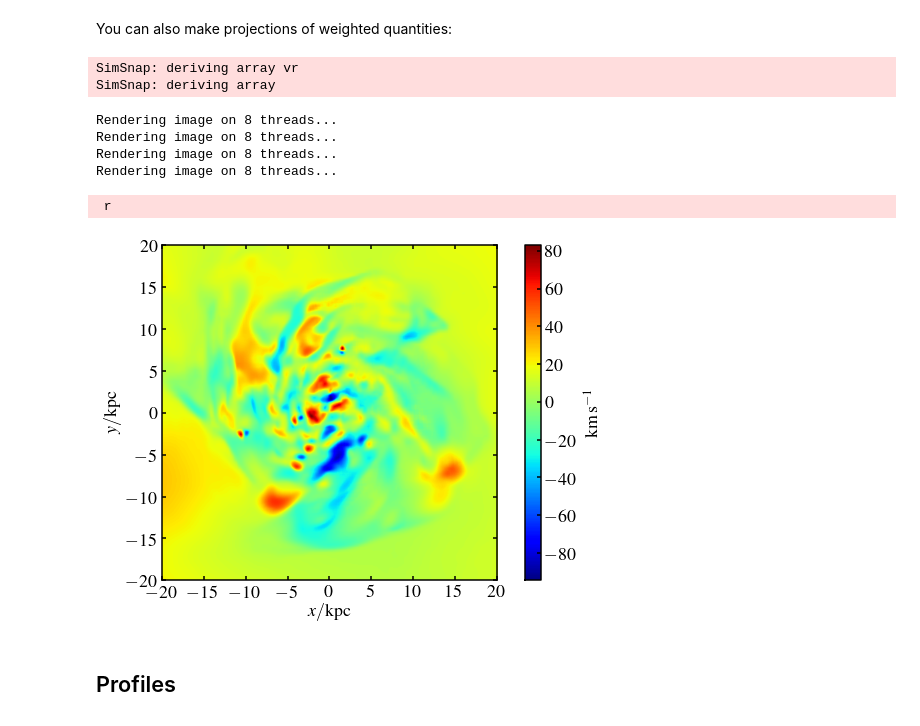
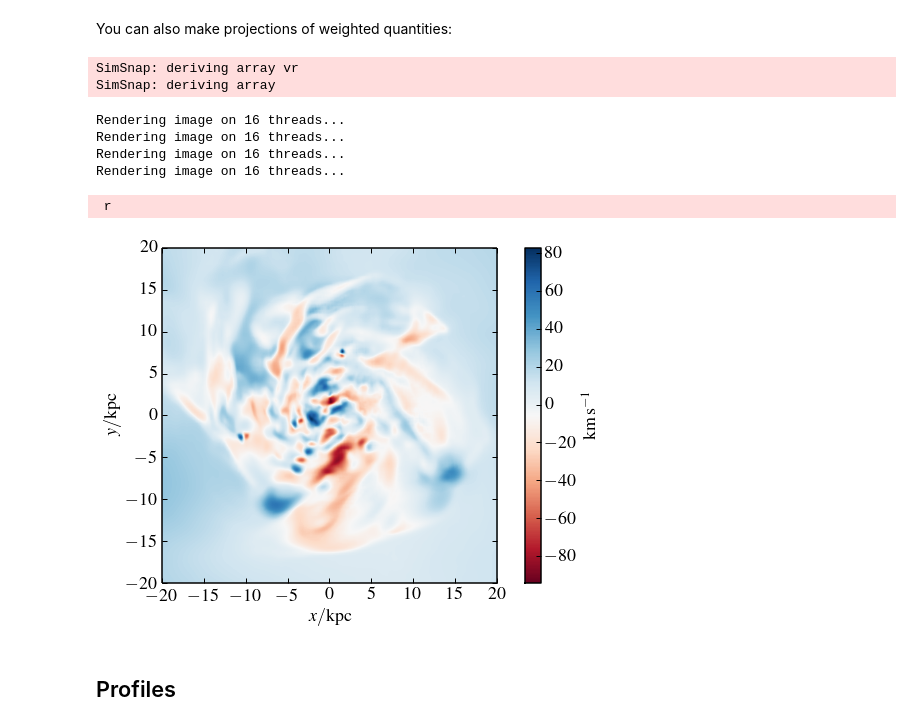
Before and after one commit to pynbody/pynbody, a Jupyter notebook: examples/notebooks/pynbody_demo-ramses.ipynb, the cells around one changed output. Drawn from its saved outputs; the diff is of its cells as text; code cells hidden in the pictures.

```diff
--- a/examples/notebooks/pynbody_demo-ramses.ipynb
+++ b/examples/notebooks/pynbody_demo-ramses.ipynb
@@ -19,7 +19,7 @@ Note that the `pynbody.ramses.multiprocess_num` and `pynbody.config['number_of_t
 import pynbody
 pynbody.ramses.multiprocess_num = 16
 pynbody.config['number_of_threads'] = 16
-s = pynbody.load('simulation')
+s = pynbody.load('/zbox/data/roskar/cosmo/AMR/rad_fbk/std/output_00101')
 # %% [output]
 Loading using backend <class 'pynbody.ramses.RamsesSnap'>
 # %% [markdown]
@@ -341,16 +307,16 @@ SimSnap: deriving array temp
 # %% [markdown]
 You can also make projections of weighted quantities:
 # %%
-pynbody.plot.image(s.g,qty='vr',width='40 kpc',denoise=True,av_z='rho',log=False);
+pynbody.plot.image(s.g,qty='vr',width='40 kpc',denoise=True,av_z='rho',log=False, cmap=cm.RdBu);
 # %% [output]
 SimSnap: deriving array vr
 SimSnap: deriving array
-Rendering image on 8 threads...
-Rendering image on 8 threads...
-Rendering image on 8 threads...
-Rendering image on 8 threads...
+Rendering image on 16 threads...
+Rendering image on 16 threads...
+Rendering image on 16 threads...
+Rendering image on 16 threads...
  r
-[figure, old version]
+[figure, new version]
 # %% [markdown]
 ## Profiles
 # %% [markdown]
```
Also changed, not shown: parts of 31 cells of this notebook, 2 other files.
